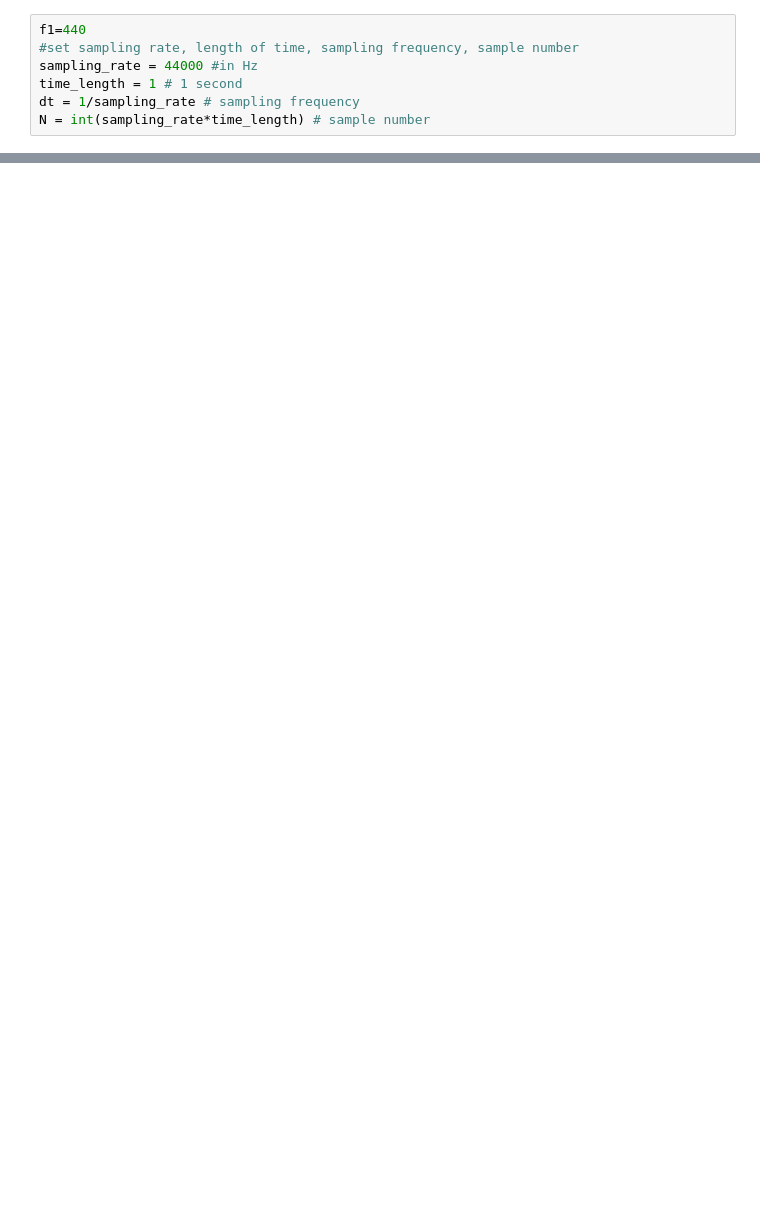
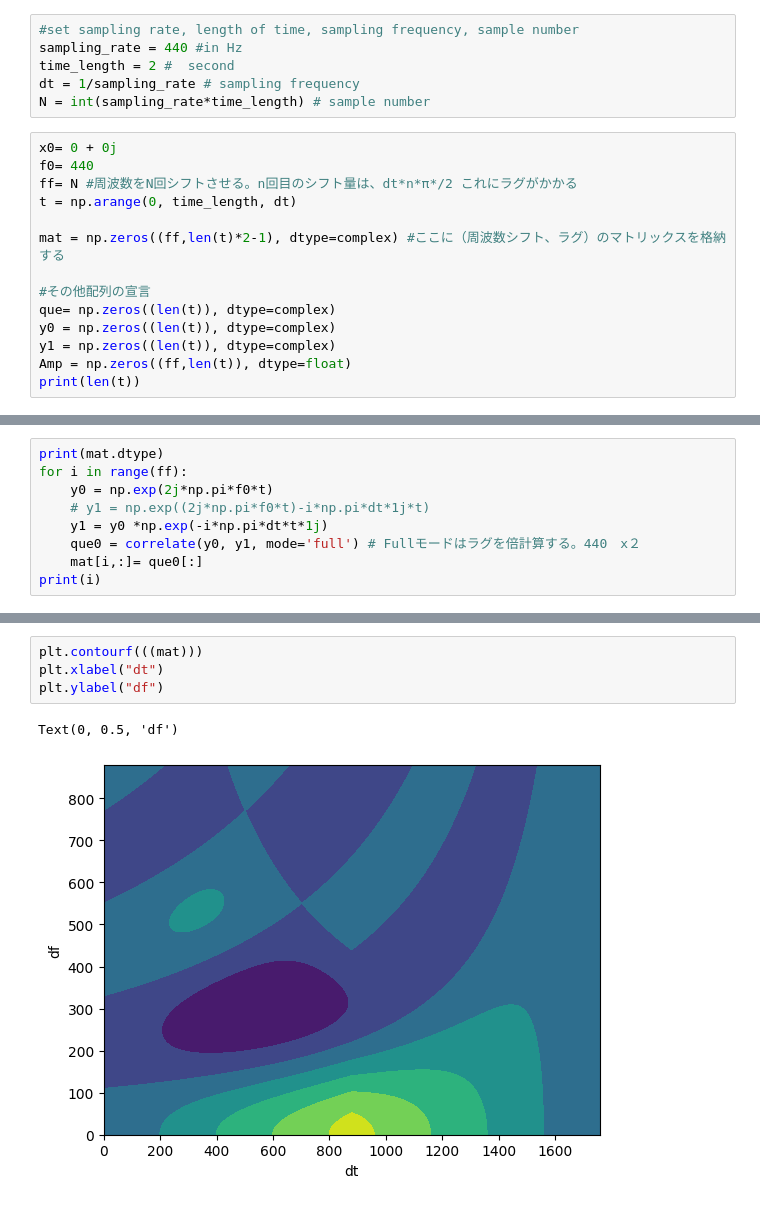
Before and after one commit to F-Isoda/test, a Jupyter notebook: caf_test_2.ipynb, the cells around one changed output, grey strips where cells are left out. Cells and saved outputs as stored; diff of their text form; blank space fills up the shorter version.

```diff
--- a/caf_test_2.ipynb
+++ b/caf_test_2.ipynb
@@ -7,7 +6,20 @@ ModuleNotFoundError: No module named 'numpy'
 # %%
-f1=440
 #set sampling rate, length of time, sampling frequency, sample number
-sampling_rate = 44000 #in Hz
-time_length = 1 # 1 second
+sampling_rate = 440 #in Hz
+time_length = 2 #  second
 dt = 1/sampling_rate # sampling frequency
 N = int(sampling_rate*time_length) # sample number
+# %%
+x0= 0 + 0j
+f0= 440
+ff= N #周波数をN回シフトさせる。n回目のシフト量は、dt*n*π*/2 これにラグがかかる
+t = np.arange(0, time_length, dt)
+
+mat = np.zeros((ff,len(t)*2-1), dtype=complex) #ここに（周波数シフト、ラグ）のマトリックスを格納する
+
+#その他配列の宣言
+que= np.zeros((len(t)), dtype=complex)
+y0 = np.zeros((len(t)), dtype=complex)
+y1 = np.zeros((len(t)), dtype=complex)
+Amp = np.zeros((ff,len(t)), dtype=float)
+print(len(t))
@@ -13,0 +28,9 @@ N = int(sampling_rate*time_length) # sample number
+# %%
+print(mat.dtype)
+for i in range(ff):
+    y0 = np.exp(2j*np.pi*f0*t)
+    # y1 = np.exp((2j*np.pi*f0*t)-i*np.pi*dt*1j*t)
+    y1 = y0 *np.exp(-i*np.pi*dt*t*1j)
+    que0 = correlate(y0, y1, mode='full') # Fullモードはラグを倍計算する。440　x２
+    mat[i,:]= que0[:]
+print(i)
@@ -13,0 +62,7 @@ N = int(sampling_rate*time_length) # sample number
+# %%
+plt.contourf(((mat)))
+plt.xlabel("dt")
+plt.ylabel("df")
+# %% [output]
+Text(0, 0.5, 'df')
+[figure, added]
```
Also changed, not shown: parts of 5 cells of this notebook.
